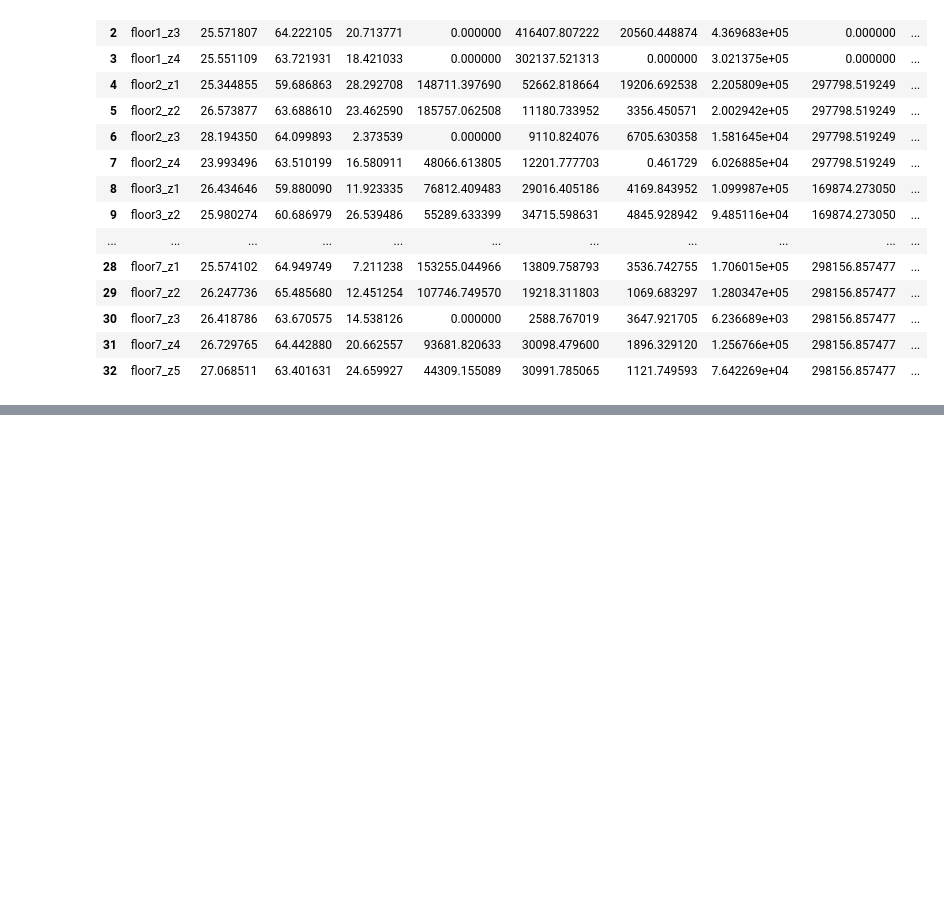
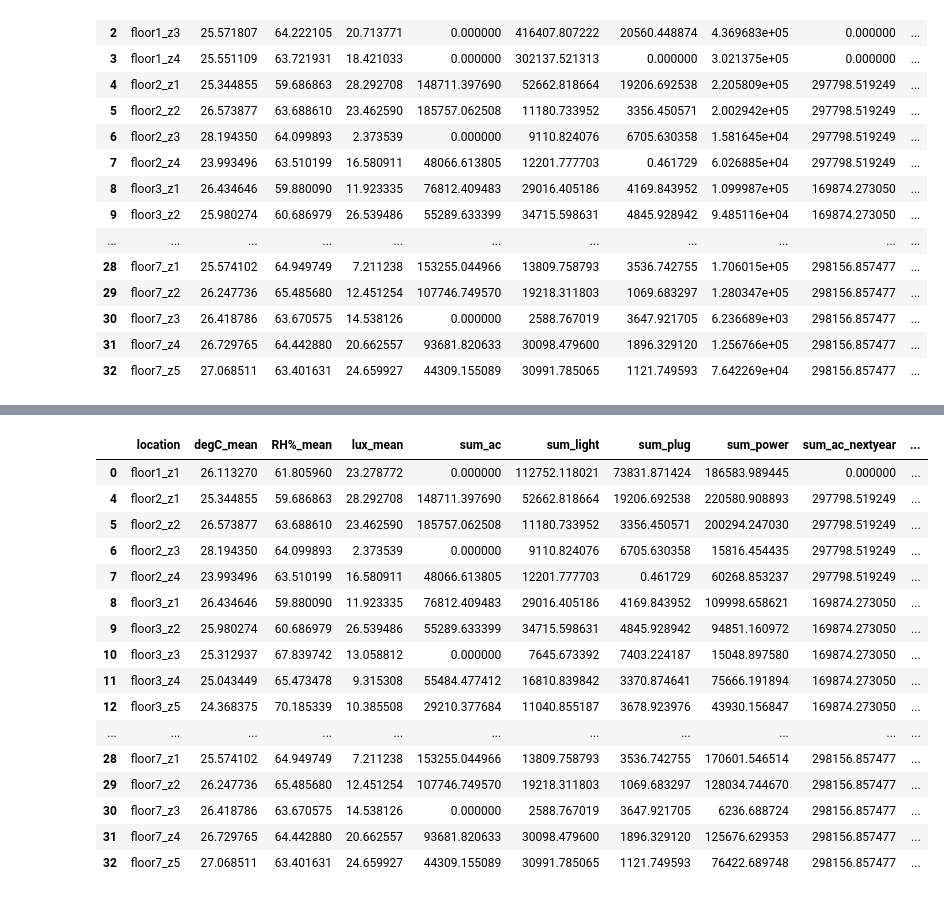
Before and after one commit to Patcharanat/Big-Data-for-Energy-Management, a Jupyter notebook: clustering_zone.ipynb, the cells around one changed output, grey strips where cells are left out. Drawn from its saved outputs; the diff is of its cells as text; code cells hidden in the pictures; blank space fills up the shorter version.

```diff
--- a/clustering_zone.ipynb
+++ b/clustering_zone.ipynb
@@ -241,0 +258,20 @@ temp
+# %%
+df.loc[df['sum_light'] < 200_000]
+# %% [output]
+|  | location | degC_mean | RH%_mean | lux_mean | sum_ac | sum_light | sum_plug | sum_power | sum_ac_nextyear | ... |
+| 0 | floor1_z1 | 26.113270 | 61.805960 | 23.278772 | 0.000000 | 112752.118021 | 73831.871424 | 186583.989445 | 0.000000 | ... |
+| 4 | floor2_z1 | 25.344855 | 59.686863 | 28.292708 | 148711.397690 | 52662.818664 | 19206.692538 | 220580.908893 | 297798.519249 | ... |
+| 5 | floor2_z2 | 26.573877 | 63.688610 | 23.462590 | 185757.062508 | 11180.733952 | 3356.450571 | 200294.247030 | 297798.519249 | ... |
+| 6 | floor2_z3 | 28.194350 | 64.099893 | 2.373539 | 0.000000 | 9110.824076 | 6705.630358 | 15816.454435 | 297798.519249 | ... |
+| 7 | floor2_z4 | 23.993496 | 63.510199 | 16.580911 | 48066.613805 | 12201.777703 | 0.461729 | 60268.853237 | 297798.519249 | ... |
+| 8 | floor3_z1 | 26.434646 | 59.880090 | 11.923335 | 76812.409483 | 29016.405186 | 4169.843952 | 109998.658621 | 169874.273050 | ... |
+| 9 | floor3_z2 | 25.980274 | 60.686979 | 26.539486 | 55289.633399 | 34715.598631 | 4845.928942 | 94851.160972 | 169874.273050 | ... |
+| 10 | floor3_z3 | 25.312937 | 67.839742 | 13.058812 | 0.000000 | 7645.673392 | 7403.224187 | 15048.897580 | 169874.273050 | ... |
+| 11 | floor3_z4 | 25.043449 | 65.473478 | 9.315308 | 55484.477412 | 16810.839842 | 3370.874641 | 75666.191894 | 169874.273050 | ... |
+| 12 | floor3_z5 | 24.368375 | 70.185339 | 10.385508 | 29210.377684 | 11040.855187 | 3678.923976 | 43930.156847 | 169874.273050 | ... |
+| ... | ... | ... | ... | ... | ... | ... | ... | ... | ... | ... |
+| 28 | floor7_z1 | 25.574102 | 64.949749 | 7.211238 | 153255.044966 | 13809.758793 | 3536.742755 | 170601.546514 | 298156.857477 | ... |
+| 29 | floor7_z2 | 26.247736 | 65.485680 | 12.451254 | 107746.749570 | 19218.311803 | 1069.683297 | 128034.744670 | 298156.857477 | ... |
+| 30 | floor7_z3 | 26.418786 | 63.670575 | 14.538126 | 0.000000 | 2588.767019 | 3647.921705 | 6236.688724 | 298156.857477 | ... |
+| 31 | floor7_z4 | 26.729765 | 64.442880 | 20.662557 | 93681.820633 | 30098.479600 | 1896.329120 | 125676.629353 | 298156.857477 | ... |
+| 32 | floor7_z5 | 27.068511 | 63.401631 | 24.659927 | 44309.155089 | 30991.785065 | 1121.749593 | 76422.689748 | 298156.857477 | ... |
```
Also changed, not shown: parts of 7 cells of this notebook.
